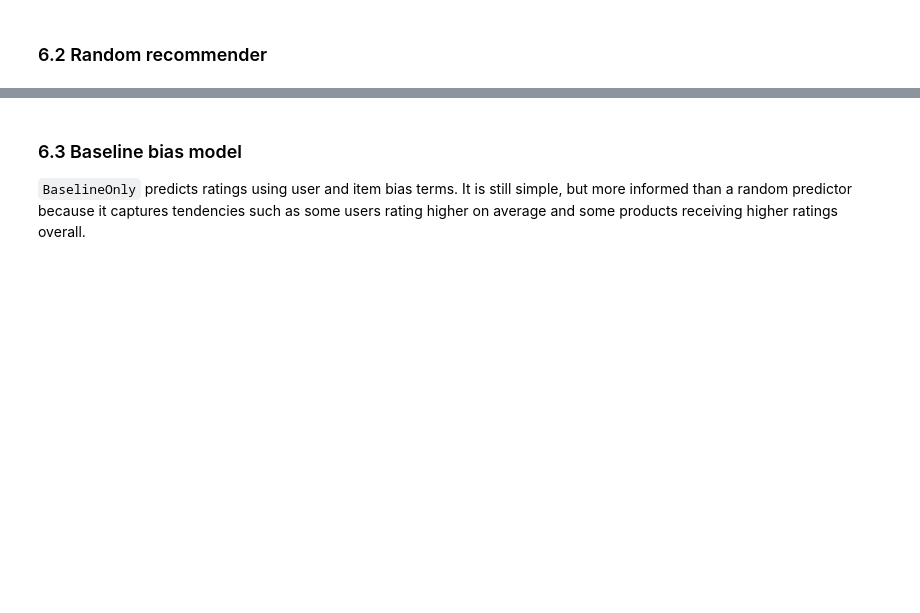
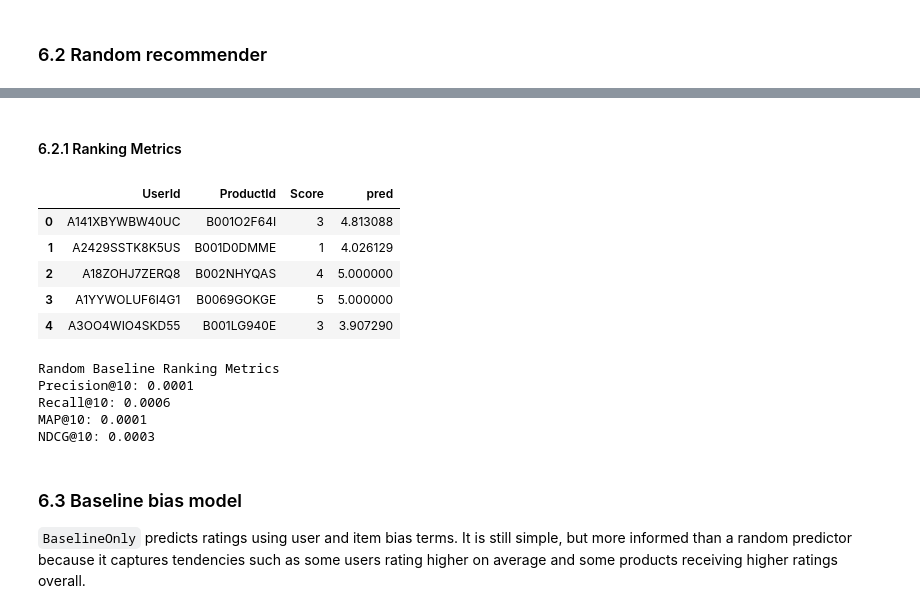
Before and after one commit to Wilyam390/Recommender-Sys, a Jupyter notebook: Group3_Recsys.ipynb, the cells around one changed output, grey strips where cells are left out. Drawn from its saved outputs; the diff is of its cells as text; code cells hidden in the pictures; blank space fills up the shorter version.

```diff
--- a/Group3_Recsys.ipynb
+++ b/Group3_Recsys.ipynb
@@ -485,3 +567,45 @@ MAE:  1.1829
+# %% [markdown]
+#### 6.2.1 Ranking Metrics
+# %%
+random_eval_df = pd.DataFrame(
+    [(p.uid, p.iid, p.r_ui, p.est) for p in random_predictions],
+    columns=["UserId", "ProductId", "Score", "pred"]
+)
+
+random_eval_df.head()
+# %% [output]
+|  | UserId | ProductId | Score | pred |
+| 0 | A141XBYWBW40UC | B001O2F64I | 3 | 4.813088 |
+| 1 | A2429SSTK8K5US | B001D0DMME | 1 | 4.026129 |
+| 2 | A18ZOHJ7ZERQ8 | B002NHYQAS | 4 | 5.000000 |
+| 3 | A1YYWOLUF6I4G1 | B0069GOKGE | 5 | 5.000000 |
+| 4 | A3OO4WIO4SKD55 | B001LG940E | 3 | 3.907290 |
+# %%
+random_full_metrics = ranking_metrics_full_candidates(
+    users=eval_users,
+    catalog=catalog_items,
+    train_seen=train_items_by_user,
+    relevant_test=relevant_test_items_by_user,
+    predict_fn=lambda uid, iid: random_model.predict(uid, iid).est,
+    k=K,
+)
+
+random_precision = random_full_metrics["precision"]
+random_recall = random_full_metrics["recall"]
+random_map = random_full_metrics["map"]
+random_ndcg = random_full_metrics["ndcg"]
+
+print("Random Baseline Ranking Metrics")
+print(f"Precision@{K}: {random_precision:.4f}")
+print(f"Recall@{K}: {random_recall:.4f}")
+print(f"MAP@{K}: {random_map:.4f}")
+print(f"NDCG@{K}: {random_ndcg:.4f}")
+# %% [output]
+Random Baseline Ranking Metrics
+Precision@10: 0.0001
+Recall@10: 0.0006
+MAP@10: 0.0001
+NDCG@10: 0.0003
 # %% [markdown]
 ### 6.3 Baseline bias model
 
```
Also changed, not shown: parts of 24 cells of this notebook.
